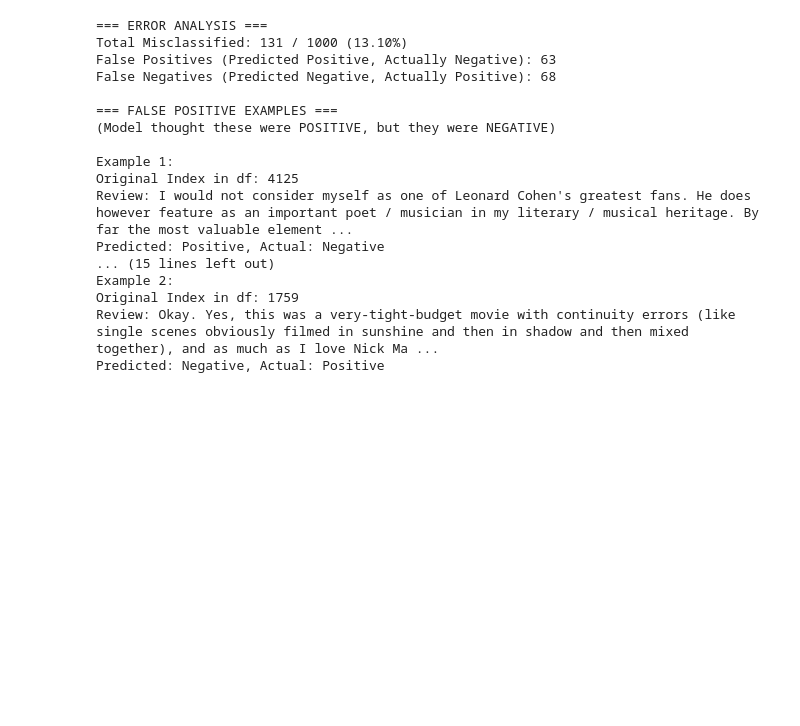
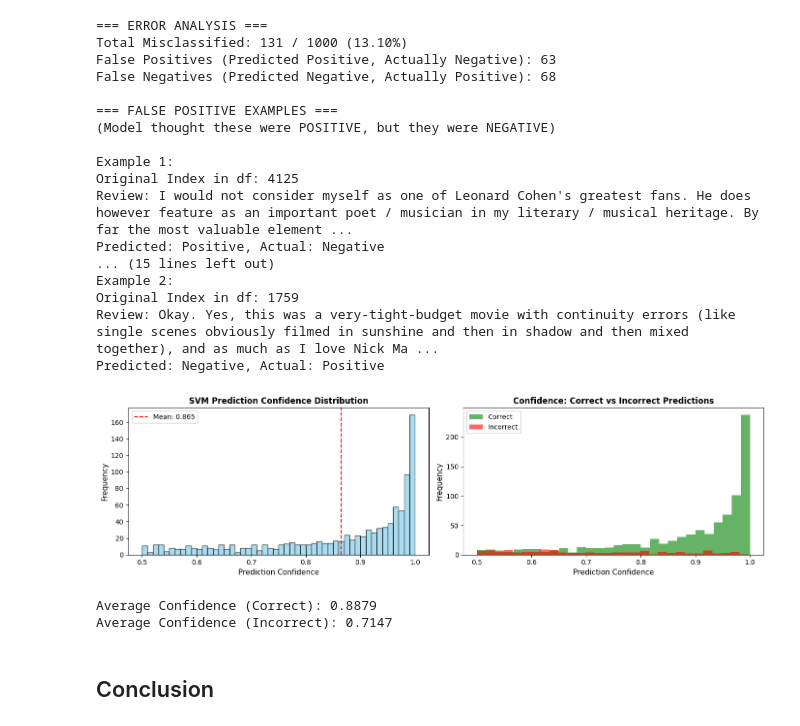
Before and after one commit to Dhrupad-05/Projects, a Jupyter notebook: Sentiment_Analysis_of_Movie_Reviews_using_SVM,_Logistic_Regression,_and_Naive_Bayes.ipynb, the cells around one changed output. Saved outputs shown, nothing was run; the diff lists cells and outputs as text; code cells hidden in the pictures; blank space fills up the shorter version.

Commit message:
Added Conclusion ,Limitation, Summary along with Prediction Confidence Graph

```diff
--- a/Sentiment_Analysis_of_Movie_Reviews_using_SVM,_Logistic_Regression,_and_Naive_Bayes.ipynb
+++ b/Sentiment_Analysis_of_Movie_Reviews_using_SVM,_Logistic_Regression,_and_Naive_Bayes.ipynb
@@ -883,3 +883,39 @@ Example 2:
 Original Index in df: 1759
 Review: Okay. Yes, this was a very-tight-budget movie with continuity errors (like single scenes obviously filmed in sunshine and then in shadow and then mixed together), and as much as I love Nick Ma ...
 Predicted: Negative, Actual: Positive
+# %%
+# Analyze prediction confidence
+y_proba_tuned = svm_rbf_tuned.predict_proba(X_test)
+confidence = np.max(y_proba_tuned, axis=1)
+
+fig, axes = plt.subplots(1, 2, figsize=(14, 4))
+
+# All predictions
+axes[0].hist(confidence, bins=50, color='skyblue', alpha=0.7, edgecolor='black')
+axes[0].set_xlabel('Prediction Confidence', fontsize=11)
+axes[0].set_ylabel('Frequency', fontsize=11)
+axes[0].set_title('SVM Prediction Confidence Distribution', fontsize=12, fontweight='bold')
+axes[0].axvline(confidence.mean(), color='red', linestyle='--', label=f'Mean: {confidence.mean():.3f}')
+axes[0].legend()
+
+# Correct vs Incorrect
+correct_mask = (y_pred_tuned == y_test)
+axes[1].hist(confidence[correct_mask], bins=30, alpha=0.6, label='Correct', color='green')
+axes[1].hist(confidence[~correct_mask], bins=30, alpha=0.6, label='Incorrect', color='red')
+axes[1].set_xlabel('Prediction Confidence', fontsize=11)
+axes[1].set_ylabel('Frequency', fontsize=11)
+axes[1].set_title('Confidence: Correct vs Incorrect Predictions', fontsize=12, fontweight='bold')
+axes[1].legend()
+
+plt.tight_layout()
+plt.savefig('/tmp/confidence_analysis.png', dpi=150, bbox_inches='tight')
+plt.show()
+
+print(f"\nAverage Confidence (Correct): {confidence[correct_mask].mean():.4f}")
+print(f"Average Confidence (Incorrect): {confidence[~correct_mask].mean():.4f}")
+# %% [output]
+[figure, added]
+Average Confidence (Correct): 0.8879
+Average Confidence (Incorrect): 0.7147
+# %% [markdown]
+## Conclusion
```
Also changed, not shown: parts of 5 cells of this notebook.
